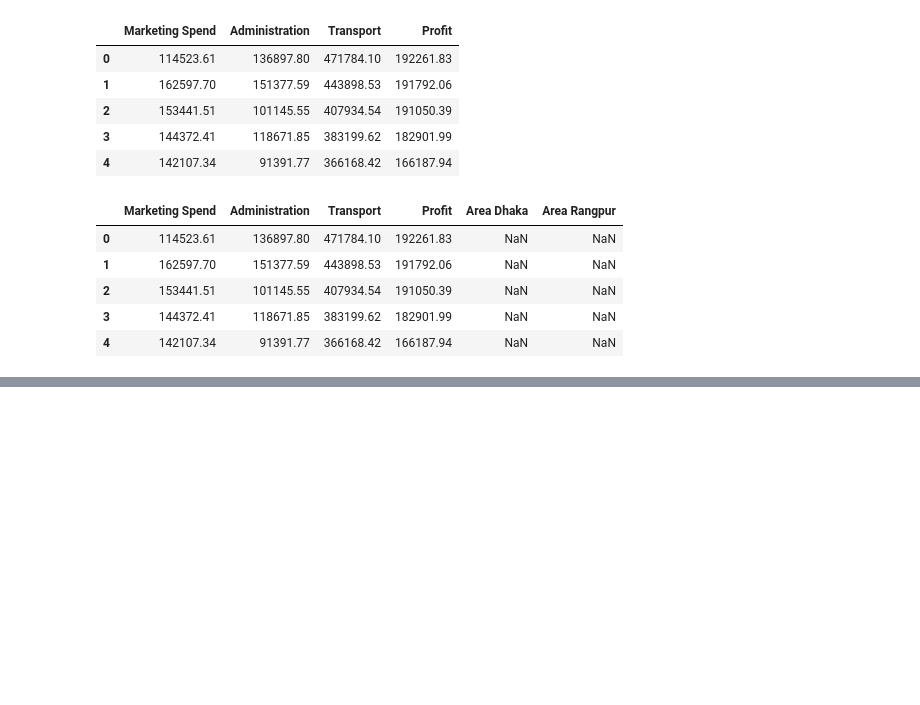
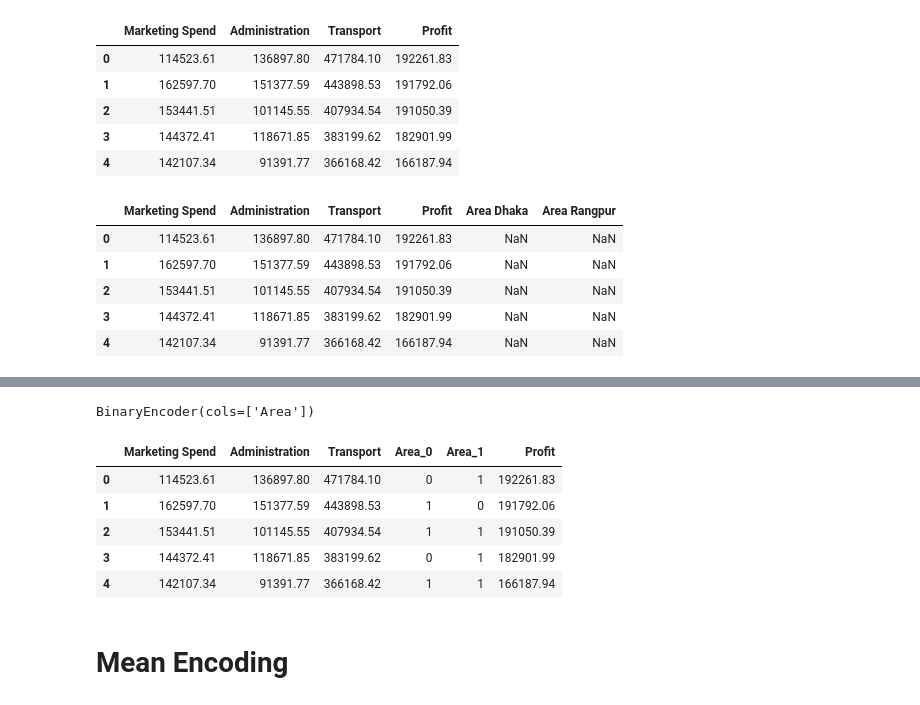
Before and after one commit to Burhan1310/Python_learning, a Jupyter notebook: AiQuest/Encoding/Untitled.ipynb, the cells around one changed output, grey strips where cells are left out. Saved outputs shown, nothing was run; the diff lists cells and outputs as text; code cells hidden in the pictures; blank space fills up the shorter version.

```diff
--- a/AiQuest/Encoding/Untitled.ipynb
+++ b/AiQuest/Encoding/Untitled.ipynb
@@ -280,0 +391,17 @@ new_df2.head()
+# %%
+BinEn = ce.BinaryEncoder(cols=['Area'])
+BinEn
+# %% [output]
+BinaryEncoder(cols=['Area'])
+# %%
+df5_binary_encoded = BinEn.fit_transform(df5)
+df5_binary_encoded.head()
+# %% [output]
+|  | Marketing Spend | Administration | Transport | Area_0 | Area_1 | Profit |
+| 0 | 114523.61 | 136897.80 | 471784.10 | 0 | 1 | 192261.83 |
+| 1 | 162597.70 | 151377.59 | 443898.53 | 1 | 0 | 191792.06 |
+| 2 | 153441.51 | 101145.55 | 407934.54 | 1 | 1 | 191050.39 |
+| 3 | 144372.41 | 118671.85 | 383199.62 | 0 | 1 | 182901.99 |
+| 4 | 142107.34 | 91391.77 | 366168.42 | 1 | 1 | 166187.94 |
+# %% [markdown]
+# Mean Encoding
```
Also changed, not shown: parts of 26 cells of this notebook.
